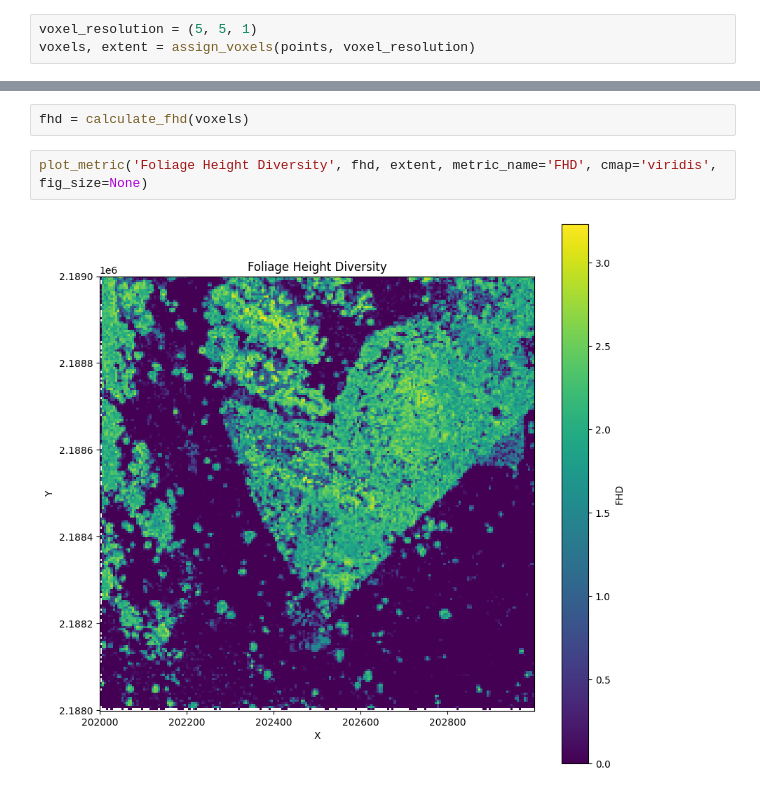
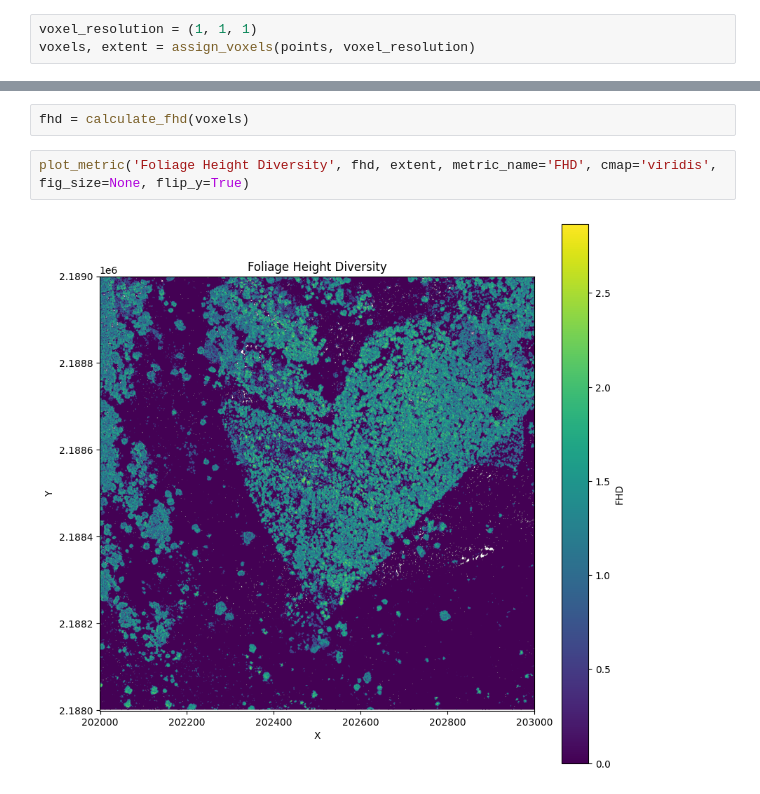
Before and after one commit to iosefa/PyForestScan, a Jupyter notebook: examples/calculate-forest-metrics/calculate-forest-metrics.ipynb, the cells around one changed output, grey strips where cells are left out. Drawn from its saved outputs; the diff is of its cells as text.

```diff
--- a/examples/calculate-forest-metrics/calculate-forest-metrics.ipynb
+++ b/examples/calculate-forest-metrics/calculate-forest-metrics.ipynb
@@ -25,7 +25,7 @@ points = arrays[0]
 ## Create Voxels
 We need to create voxels, and assign points to them. Voxel resolution must be given as a tuple with the format `(x_res, y_res, z_res)` where `x_res`, `y_res`, and `z_res` are the resolutions along the x, y, and z axes. Points within voxel bounds are assigned to them.
 # %%
-voxel_resolution = (5, 5, 1)
+voxel_resolution = (1, 1, 1)
 voxels, extent = assign_voxels(points, voxel_resolution)
 # %% [markdown]
 ## Calculate Forest Metrics
@@ -70,6 +70,6 @@ We can calculate foliage height diversity (FHD). FHD is a measure of how plant m
 # %%
 fhd = calculate_fhd(voxels)
 # %%
-plot_metric('Foliage Height Diversity', fhd, extent, metric_name='FHD', cmap='viridis', fig_size=None)
+plot_metric('Foliage Height Diversity', fhd, extent, metric_name='FHD', cmap='viridis', fig_size=None, flip_y=True)
 # %% [output]
-[figure, old version]
+[figure, new version]
```
Also changed, not shown: parts of 2 cells of this notebook, 46 other files.
